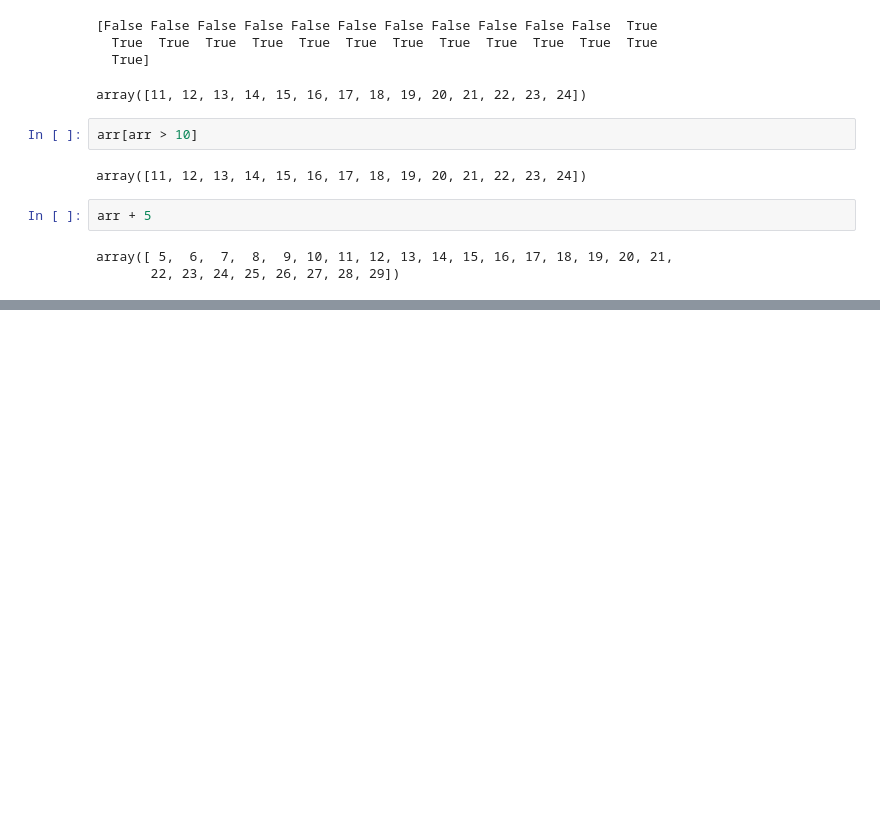
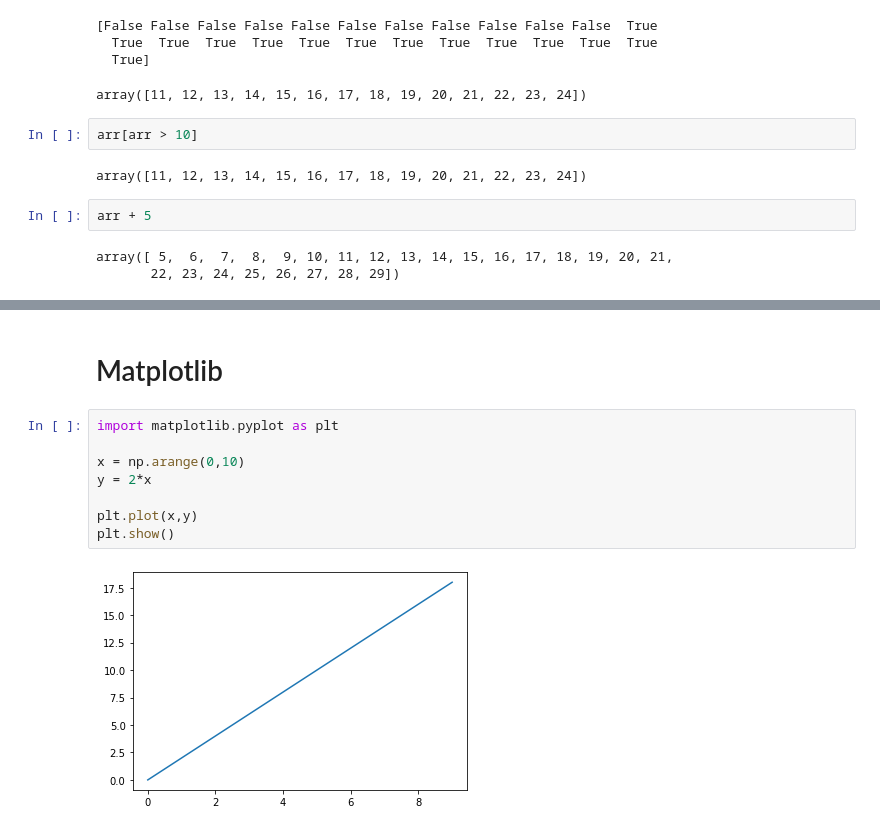
Before and after one commit to exson6969/ml, a Jupyter notebook: ML_Learning.ipynb, the cells around one changed output, grey strips where cells are left out. Saved outputs shown, nothing was run; the diff lists cells and outputs as text; blank space fills up the shorter version.

```diff
--- a/ML_Learning.ipynb
+++ b/ML_Learning.ipynb
@@ -128,0 +402,12 @@ array([ 5,  6,  7,  8,  9, 10, 11, 12, 13, 14, 15, 16, 17, 18, 19, 20, 21,
+# %% [markdown]
+# Matplotlib
+# %%
+import matplotlib.pyplot as plt
+
+x = np.arange(0,10)
+y = 2*x
+
+plt.plot(x,y)
+plt.show()
+# %% [output]
+[figure, added]
```
Also changed, not shown: parts of 32 cells of this notebook.
